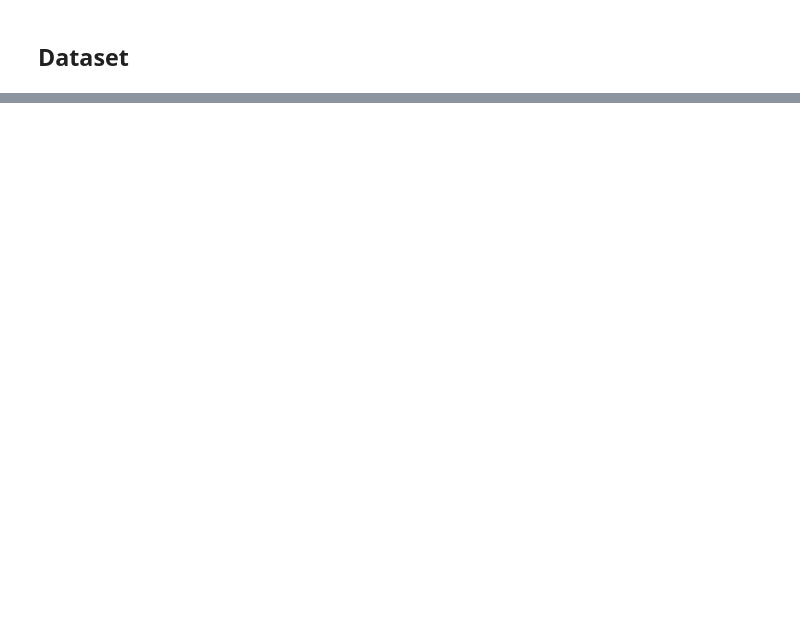
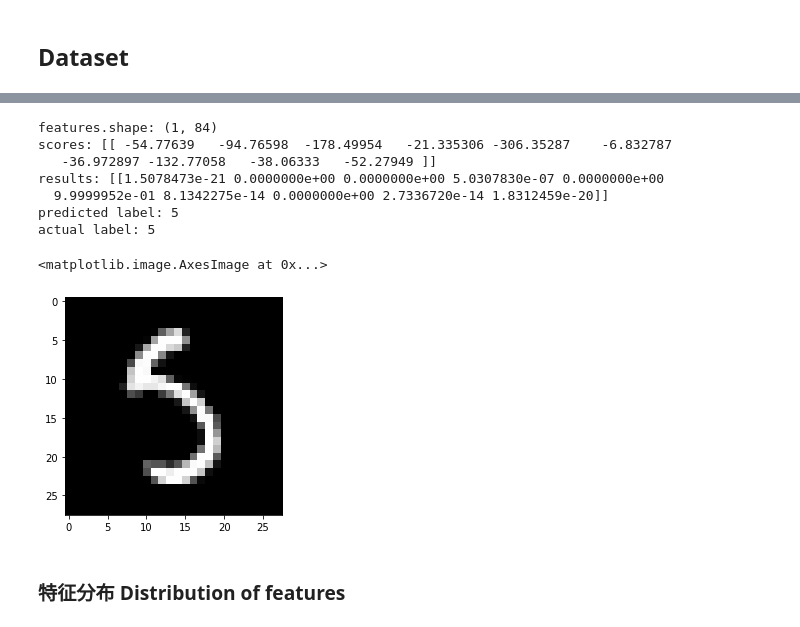
Before and after one commit to AI-Huang/CV_Playground, a Jupyter notebook: extractor.ipynb, the cells around one changed output, grey strips where cells are left out. Cells and saved outputs as stored; diff of their text form; code cells hidden in the pictures; blank space fills up the shorter version.

```diff
--- a/extractor.ipynb
+++ b/extractor.ipynb
@@ -23,0 +13,3 @@ input_shape = train_images.shape[1:]
+# %%
+from utils.load_data import load_data
+(train_images, train_labels), (test_images, test_labels) = load_data(dataset="mnist", if_categorical=True, if_expand_dims=True)
@@ -23,0 +21,6 @@ input_shape = train_images.shape[1:]
+# %%
+input_shape = train_images.shape[1:]
+num_classes = train_labels.shape[1]
+from models.keras_fn.lenet import LeNet5
+model = LeNet5(input_shape=input_shape, num_classes=num_classes)
+model.summary()
@@ -23,0 +62,14 @@ input_shape = train_images.shape[1:]
+# %%
+model_name = "LeNet5"
+# date_time = "20210205-211540" # win
+# date_time = "20201201-181130" # mac, invalid checkpoint weights
+date_time = "20210207-163951" # mac, retrain
+prefix = os.path.join("~", "Documents", "DeepLearningData", "mnist")
+subfix = os.path.join(model_name, date_time)
+ckpt_dir = os.path.expanduser(os.path.join(prefix, subfix, "ckpts"))
+
+# Load model's last checkpoint if there is any
+latest_ckpt = tf.train.latest_checkpoint(ckpt_dir)
+if latest_ckpt is not None:
+    print(f"Latest checkpoint: {latest_ckpt} loaded!")
+    model.load_weights(latest_ckpt)
@@ -23,0 +88,3 @@ input_shape = train_images.shape[1:]
+# %%
+extractor = Model(model.inputs, model.get_layer("dense_2").output)
+extractor.summary()
@@ -23,0 +109,29 @@ input_shape = train_images.shape[1:]
+# %%
+sample_no = 4942 # np.random.choice(test_images.shape[0])
+test_sample = np.expand_dims(test_images[sample_no], 0)
+features = extractor.predict(test_sample)
+print(f"features.shape: {features.shape}")
+
+a = model.get_layer("dense_3").weights[0]
+b = model.get_layer("dense_3").weights[1]
+scores = features @ a + b
+print(f"scores: {scores}")
+results = tf.keras.layers.Activation('softmax')(scores)
+
+print(f"results: {results}")
+print(f"predicted label: {np.argmax(results)}")
+print(f"actual label: {np.argmax(test_labels[sample_no])}")
+
+plt.imshow(test_sample[0,:,:,0], cmap="gray") # 因为之前把 image expand 到 (28, 28, 1)，所以这里必须索引最后一个维度（通道维）
+# %% [output]
+features.shape: (1, 84)
+scores: [[ -54.77639   -94.76598  -178.49954   -21.335306 -306.35287    -6.832787
+   -36.972897 -132.77058   -38.06333   -52.27949 ]]
+results: [[1.5078473e-21 0.0000000e+00 0.0000000e+00 5.0307830e-07 0.0000000e+00
+  9.9999952e-01 8.1342275e-14 0.0000000e+00 2.7336720e-14 1.8312459e-20]]
+predicted label: 5
+actual label: 5
+<matplotlib.image.AxesImage at 0x...>
+[figure, added]
+# %% [markdown]
+### 特征分布 Distribution of features
```
Also changed, not shown: parts of 32 cells of this notebook, 43 other files.
